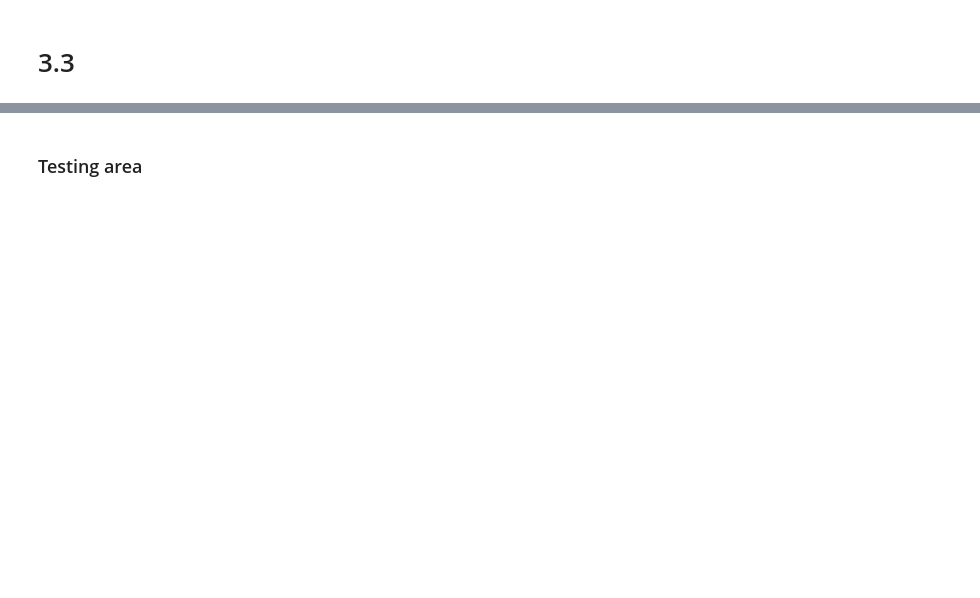
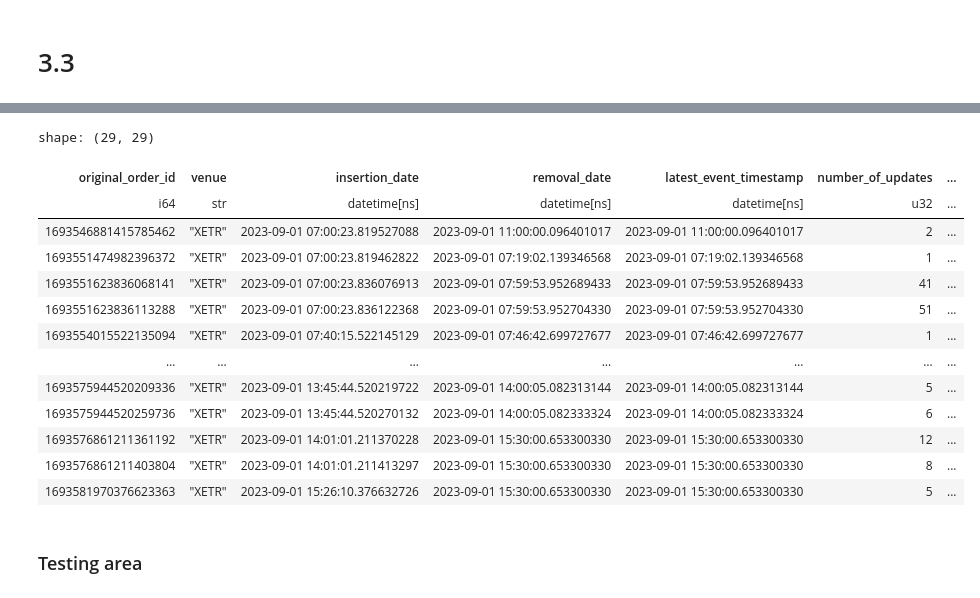
Before and after one commit to tsetsinaydenov/financial-data-science, a Jupyter notebook: main.ipynb, the cells around one changed output, grey strips where cells are left out. Drawn from its saved outputs; the diff is of its cells as text; code cells hidden in the pictures; blank space fills up the shorter version.

```diff
--- a/main.ipynb
+++ b/main.ipynb
@@ -673,3 +804,35 @@ shape: (10_172, 28)
+# %%
+heuristic_alt = (
+    quotes_collapsed
+        .filter(pl.col("venue")=="XETR")
+        .with_columns(
+            (hft_score).alias("hft_score")
+            , (market_maker_score).alias("market_maker_score")
+            , (institutional_score).alias("institutional_score")
+            , (retail_score).alias("retail_score")
+        )
+)
+heuristic_alt.filter(
+    (pl.col("hft_score") <= 1)
+    & (pl.col("market_maker_score") <= 1)
+    & (pl.col("institutional_score") <= 1)
+    & (pl.col("retail_score") <= 1)
+).collect()
+# %% [output]
+shape: (29, 29)
+| original_order_id | venue | insertion_date | removal_date | latest_event_timestamp | number_of_updates | ... |
+| i64 | str | datetime[ns] | datetime[ns] | datetime[ns] | u32 | ... |
+| 1693546881415785462 | "XETR" | 2023-09-01 07:00:23.819527088 | 2023-09-01 11:00:00.096401017 | 2023-09-01 11:00:00.096401017 | 2 | ... |
+| 1693551474982396372 | "XETR" | 2023-09-01 07:00:23.819462822 | 2023-09-01 07:19:02.139346568 | 2023-09-01 07:19:02.139346568 | 1 | ... |
+| 1693551623836068141 | "XETR" | 2023-09-01 07:00:23.836076913 | 2023-09-01 07:59:53.952689433 | 2023-09-01 07:59:53.952689433 | 41 | ... |
+| 1693551623836113288 | "XETR" | 2023-09-01 07:00:23.836122368 | 2023-09-01 07:59:53.952704330 | 2023-09-01 07:59:53.952704330 | 51 | ... |
+| 1693554015522135094 | "XETR" | 2023-09-01 07:40:15.522145129 | 2023-09-01 07:46:42.699727677 | 2023-09-01 07:46:42.699727677 | 1 | ... |
+| … | … | … | … | … | … | ... |
+| 1693575944520209336 | "XETR" | 2023-09-01 13:45:44.520219722 | 2023-09-01 14:00:05.082313144 | 2023-09-01 14:00:05.082313144 | 5 | ... |
+| 1693575944520259736 | "XETR" | 2023-09-01 13:45:44.520270132 | 2023-09-01 14:00:05.082333324 | 2023-09-01 14:00:05.082333324 | 6 | ... |
+| 1693576861211361192 | "XETR" | 2023-09-01 14:01:01.211370228 | 2023-09-01 15:30:00.653300330 | 2023-09-01 15:30:00.653300330 | 12 | ... |
+| 1693576861211403804 | "XETR" | 2023-09-01 14:01:01.211413297 | 2023-09-01 15:30:00.653300330 | 2023-09-01 15:30:00.653300330 | 8 | ... |
+| 1693581970376623363 | "XETR" | 2023-09-01 15:26:10.376632726 | 2023-09-01 15:30:00.653300330 | 2023-09-01 15:30:00.653300330 | 5 | ... |
 # %% [markdown]
 ### Testing area
 # %%
```
Also changed, not shown: parts of 12 cells of this notebook.
